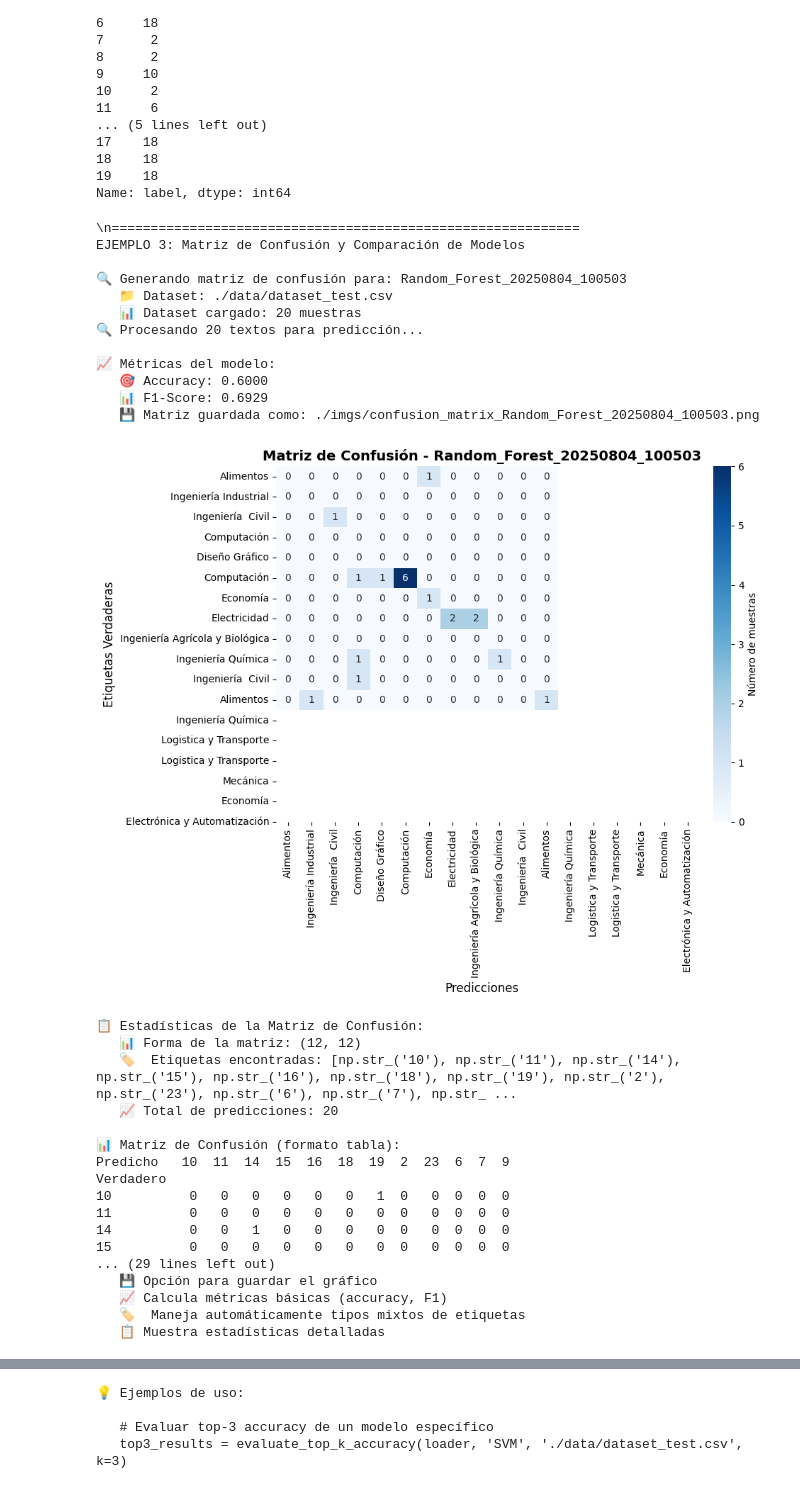
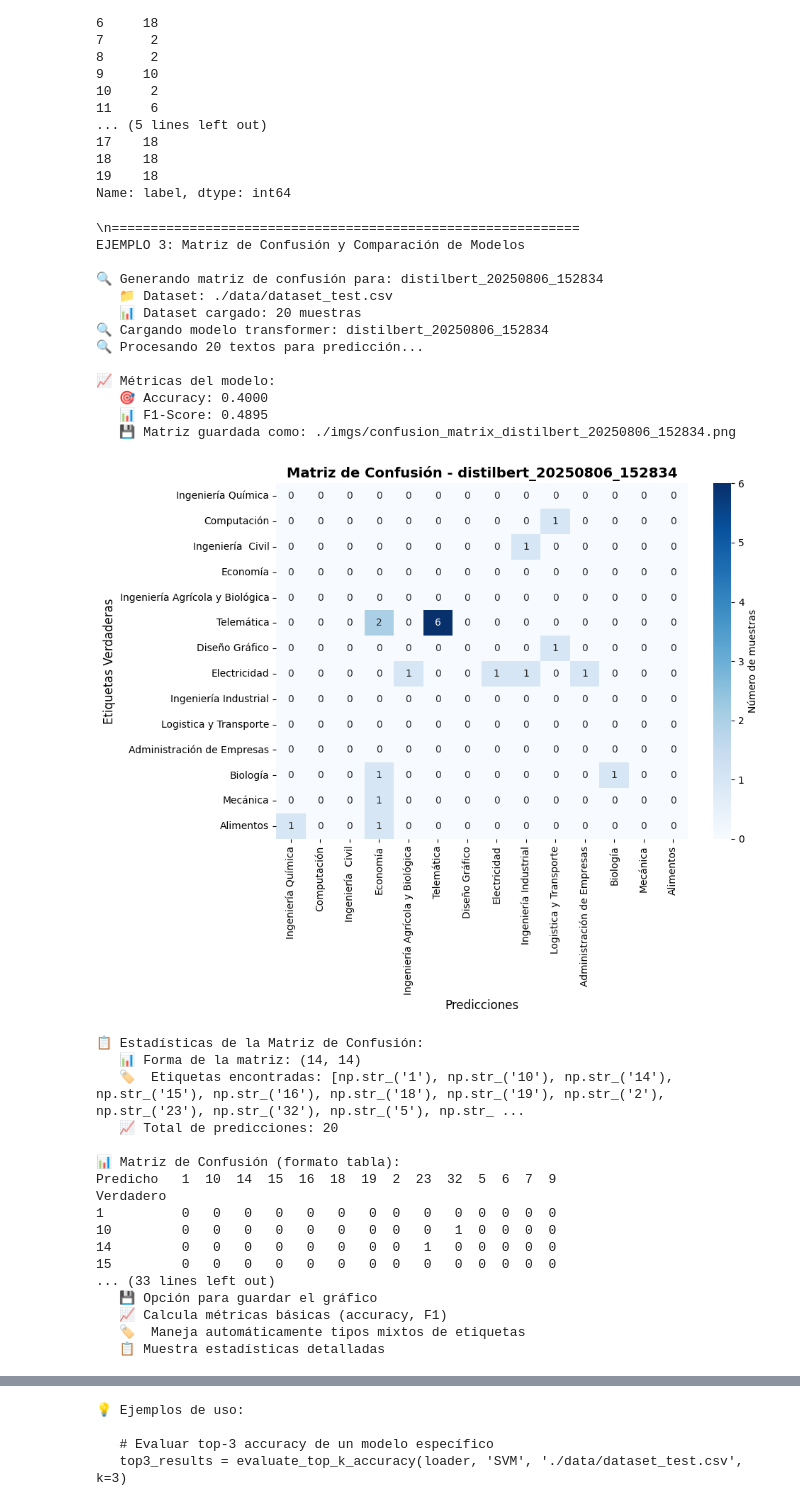
Before and after one commit to stevenaraujo98/project-carrear-classification, a Jupyter notebook: 5_use_model.ipynb, the cells around one changed output, grey strips where cells are left out. Cells and saved outputs as stored; diff of their text form; code cells hidden in the pictures.

```diff
--- a/5_use_model.ipynb
+++ b/5_use_model.ipynb
@@ -373,13 +375,13 @@ print("EJEMPLO 1: Predicción de textos individuales")
 
 sample_texts = [
     "This project focuses on clean water and sanitation for rural communities",
-    "The initiative aims to reduce poverty through microfinance programs",
-    "Our research addresses climate change mitigation strategies"
+    # "The initiative aims to reduce poverty through microfinance programs",
+    # "Our research addresses climate change mitigation strategies"
 ]
 
 # Nota: Reemplaza con el nombre real de tu modelo
-predictions, probs = predict_single_texts(loader, "Random_Forest_20250804_100503", sample_texts)
-# predictions, probs = predict_single_texts(loader, "distilbert_10e_24b_0", sample_texts)
+# predictions, probs = predict_single_texts(loader, "Random_Forest_20250804_100503", sample_texts)
+predictions, probs = predict_single_texts(loader, "bert_20250806_234119", sample_texts)
 # %% [output]
 \n============================================================
 EJEMPLO 1: Predicción de textos individuales
@@ -560,13 +573,13 @@ def generate_confusion_matrix(model_loader, model_folder, dataset_path, text_col
     # Hacer predicciones
     if model_type == 'traditional':
         predictions, probabilities = model_loader.predict_traditional(model_folder, texts)
-        predictions = [str(label) for label in predictions]
     else:
         predictions, probabilities = model_loader.predict_transformer(model_folder, texts)
-        predictions = [str(label + 1) for label in predictions]
+
+    predictions = [str(label) for label in predictions]
 
     label_encoder = model_loader.loaded_models[model_folder]['label_encoder']
-    true_labels = df[label_column].apply(lambda x: label_encoder.transform([x])[0] if isinstance(x, str) else 0) # lleva el texto a su etiqueta numérica
+    true_labels = df[label_column].apply(lambda x: str(label_encoder.transform([x])[0]) if isinstance(x, str) else 0) # lleva el texto a su etiqueta numérica
 
     class_names = label_encoder.classes_
     set_labels = list(set(true_labels) | set(predictions))
@@ -648,53 +661,54 @@ print("EJEMPLO 3: Matriz de Confusión y Comparación de Modelos")
 # Ejemplo de cómo usar la función:
 results = generate_confusion_matrix(
     model_loader=loader,
-    # model_folder="bert_10e_24b",
-    model_folder="Random_Forest_20250804_100503",
+    model_folder="bert_20250806_234119",
+    # model_folder="Random_Forest_20250804_100503",
     dataset_path='./data/dataset_test.csv',
     save_plot=True,
     figsize=(10, 8)
 )
 
 # Acceder a los resultados
 print("Accuracy:", results['accuracy'])
 print("Matriz como DataFrame:")
 print(results['confusion_matrix_df'])
 
 print("✅ Función 'generate_confusion_matrix' creada exitosamente!")
 print("\n📝 Características principales:")
 print("   🔍 Detecta automáticamente el tipo de modelo")
 print("   📊 Genera matriz de confusión visual con seaborn")
 print("   💾 Opción para guardar el gráfico")
 print("   📈 Calcula métricas básicas (accuracy, F1)")
 print("   🏷️  Maneja automáticamente tipos mixtos de etiquetas")
 print("   📋 Muestra estadísticas detalladas")
 # %% [output]
 \n============================================================
 EJEMPLO 3: Matriz de Confusión y Comparación de Modelos
 
-🔍 Generando matriz de confusión para: Random_Forest_20250804_100503
+🔍 Generando matriz de confusión para: distilbert_20250806_152834
    📁 Dataset: ./data/dataset_test.csv
    📊 Dataset cargado: 20 muestras
+🔍 Cargando modelo transformer: distilbert_20250806_152834
 🔍 Procesando 20 textos para predicción...
 
 📈 Métricas del modelo:
-   🎯 Accuracy: 0.6000
-   📊 F1-Score: 0.6929
-   💾 Matriz guardada como: ./imgs/confusion_matrix_Random_Forest_20250804_100503.png
+   🎯 Accuracy: 0.4000
+   📊 F1-Score: 0.4895
+   💾 Matriz guardada como: ./imgs/confusion_matrix_distilbert_20250806_152834.png
-[figure, old version]
+[figure, new version]
 📋 Estadísticas de la Matriz de Confusión:
-   📊 Forma de la matriz: (12, 12)
-   🏷️  Etiquetas encontradas: [np.str_('10'), np.str_('11'), np.str_('14'), np.str_('15'), np.str_('16'), np.str_('18'), np.str_('19'), np.str_('2'), np.str_('23'), np.str_('6'), np.str_('7'), np.str_ ...
+   📊 Forma de la matriz: (14, 14)
+   🏷️  Etiquetas encontradas: [np.str_('1'), np.str_('10'), np.str_('14'), np.str_('15'), np.str_('16'), np.str_('18'), np.str_('19'), np.str_('2'), np.str_('23'), np.str_('32'), np.str_('5'), np.str_ ...
    📈 Total de predicciones: 20
 
 📊 Matriz de Confusión (formato tabla):
-Predicho   10  11  14  15  16  18  19  2  23  6  7  9
+Predicho   1  10  14  15  16  18  19  2  23  32  5  6  7  9
 Verdadero
-10          0   0   0   0   0   0   1  0   0  0  0  0
-11          0   0   0   0   0   0   0  0   0  0  0  0
-14          0   0   1   0   0   0   0  0   0  0  0  0
-15          0   0   0   0   0   0   0  0   0  0  0  0
-... (29 lines left out)
+1          0   0   0   0   0   0   0  0   0   0  0  0  0  0
+10         0   0   0   0   0   0   0  0   0   1  0  0  0  0
+14         0   0   0   0   0   0   0  0   1   0  0  0  0  0
+15         0   0   0   0   0   0   0  0   0   0  0  0  0  0
+... (33 lines left out)
    💾 Opción para guardar el gráfico
    📈 Calcula métricas básicas (accuracy, F1)
    🏷️  Maneja automáticamente tipos mixtos de etiquetas
```
Also changed, not shown: parts of 23 cells of this notebook, 19 other files.
